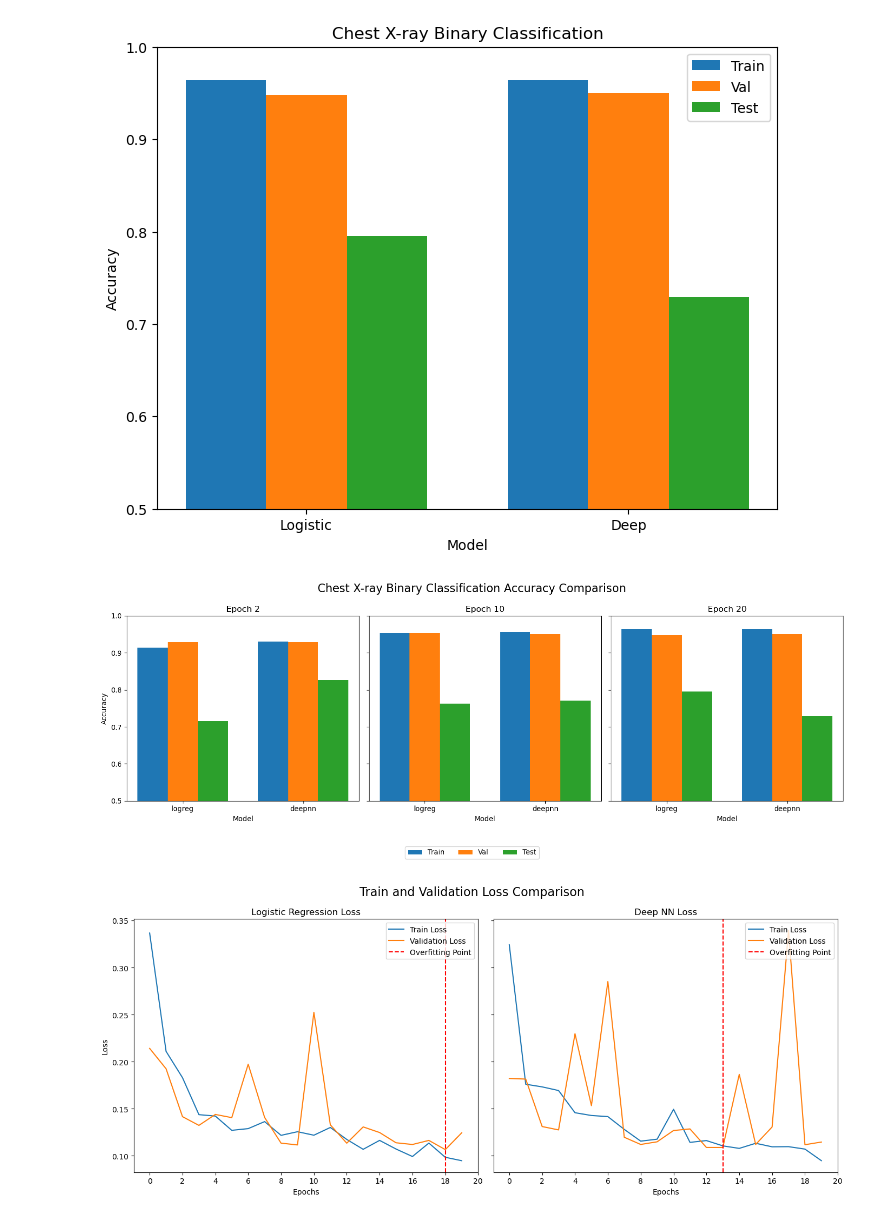
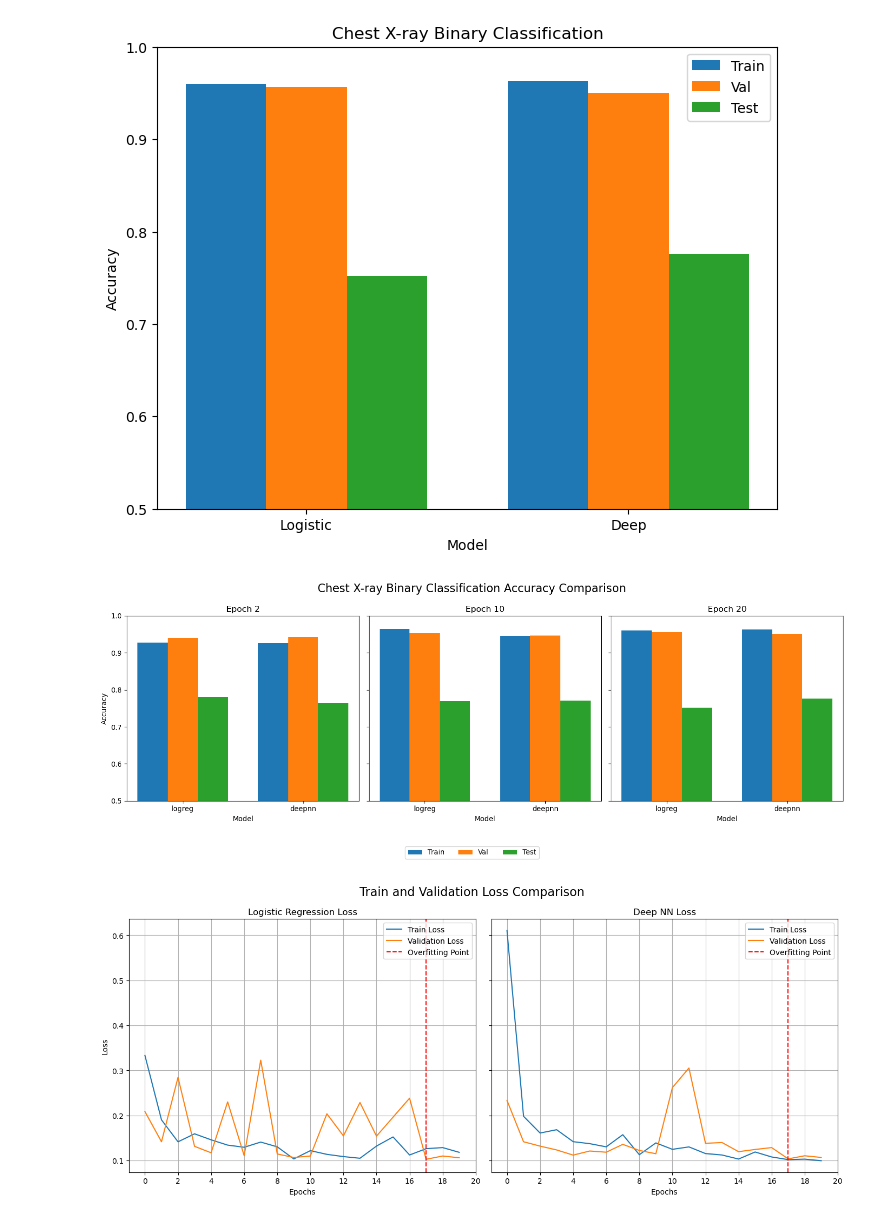
Before and after one commit to dlalswo0321/DL-Methods-and-Applications, a Jupyter notebook: Code_2020080600_이민재.ipynb, the cells around one changed output. Saved outputs shown, nothing was run; the diff lists cells and outputs as text; code cells hidden in the pictures.

```diff
--- a/Code_2020080600_이민재.ipynb
+++ b/Code_2020080600_이민재.ipynb
@@ -45,5 +46,5 @@ test_loader = DataLoader(test_ds, batch_size=32)
 # %%
-# class로 정의된 각 모델 부분
+# 2. class로 정의된 각 모델 부분
 class LogisticRegression(nn.Module):
     def __init__(self, input_dim):
         super(LogisticRegression, self).__init__()
@@ -51,7 +52,7 @@ class LogisticRegression(nn.Module):
         self.sigmoid = nn.Sigmoid()
 
     def forward(self, x):
-        x = x.view(x.size(0), -1) # Flatten the input
+        x = x.view(x.size(0), -1)
         x = self.fc(x)
         out = self.sigmoid(x)
         return out
@@ -60,11 +61,11 @@ class DeepNN(nn.Module):
     def __init__(self, input_dim):
         super(DeepNN, self).__init__()
         self.layers = nn.Sequential(
-            nn.Linear(input_dim, 512),
+            nn.Linear(input_dim, 2048),
             nn.ReLU(),
-            nn.Linear(512, 16),
+            nn.Linear(2048, 64),
             nn.ReLU(),
-            nn.Linear(16, 1),
+            nn.Linear(64, 1),
             nn.Sigmoid()
         )
 
@@ -193,5 +196,5 @@ print(train_accs_logreg, val_accs_logreg, test_accs_logreg, train_accs_deepnn, v
 # %%
-# train/val/test 정확도 비교를 위한 시각화 bar plot 도출 부분
+# 7. train/val/test 정확도 비교를 위한 시각화 bar plot 도출 부분
 train_acc = [train_accs_logreg[2], train_accs_deepnn[2]]
 val_acc = [val_accs_logreg[2], val_accs_deepnn[2]]
 test_acc = [test_accs_logreg[2], test_accs_deepnn[2]]
@@ -213,22 +216,17 @@ plt.legend()
 plt.ylim(0.5, 1.0)
 plt.show()
 # %% [output]
-[figure, old version]
+[figure, new version]
 # %%
-# 모델 이름과 에포크
+# 추가 분석 : epoch에 따른 정확도 변화
 models_names = ['logreg', 'deepnn']
 epoch_names = ['Epoch 2', 'Epoch 10', 'Epoch 20']
 
-# Subplot 생성 (1행 3열)
 fig, axes = plt.subplots(1, 3, figsize=(15, 5), sharey=True)
+bar_width = 0.25
 
-# 바 플롯 설정
-bar_width = 0.25
 r = range(len(models_names))
-
-# 각 에포크에 대해 바 플롯 그리기
 for i, ax in enumerate(axes):
-    # 해당 에포크의 데이터
     train_acc = [train_accs_logreg[i], train_accs_deepnn[i]]
     val_acc = [val_accs_logreg[i], val_accs_deepnn[i]]
     test_acc = [test_accs_logreg[i], test_accs_deepnn[i]]
@@ -237,66 +235,54 @@ for i, ax in enumerate(axes):
     ax.bar([p + bar_width for p in r], val_acc, width=bar_width, label='Val' if i == 0 else "")
     ax.bar([p + 2*bar_width for p in r], test_acc, width=bar_width, label='Test' if i == 0 else "")
 
-    # X축, Y축 설정
     ax.set_xlabel('Model')
     ax.set_xticks([p + bar_width for p in r])
     ax.set_xticklabels(models_names)
     ax.set_ylim(0.5, 1.0)
 
-    # 제목 설정
     ax.set_title(epoch_names[i])
 
-# Y축 레이블 (공유)
 axes[0].set_ylabel('Accuracy')
 
-# 전체 제목
 fig.suptitle('Chest X-ray Binary Classification Accuracy Comparison', fontsize=16)
 
-# 범례 (첫 번째 subplot에만 표시, 전체에 적용)
 fig.legend(loc='upper center', bbox_to_anchor=(0.5, -0.05), ncol=3)
 
-# 레이아웃 조정
 plt.tight_layout()
-plt.subplots_adjust(top=0.85)  # suptitle과 subplot 간 간격 조정
+plt.subplots_adjust(top=0.85)
 plt.show()
 # %% [output]
-[figure, old version]
+[figure, new version]
 # %%
-# Subplot 생성 (1행 2열)
+# overfitting, underfitting 분석을 위한 train/val loss 비교
 fig, axes = plt.subplots(1, 2, figsize=(14, 6), sharey=True)
 
-# Logistic Regression Loss Plot
 axes[0].plot(train_losses_logreg, label='Train Loss')
 axes[0].plot(val_losses_logreg, label='Validation Loss')
 axes[0].set_title('Logistic Regression Loss')
 axes[0].set_xlabel('Epochs')
 axes[0].set_ylabel('Loss')
 axes[0].set_xticks(range(0, 21, 2))
-axes[0].legend(loc='upper right')
+axes[0].grid()
 
-# Overfitting 지점 표시 (Logistic Regression)
 overfitting_epoch_logreg = val_losses_logreg.index(min(val_losses_logreg))
 axes[0].axvline(overfitting_epoch_logreg, color='red', linestyle='--', label='Overfitting Point')
 axes[0].legend(loc='upper right')
 
-# Deep NN Loss Plot
 axes[1].plot(train_losses_deepnn, label='Train Loss')
 axes[1].plot(val_losses_deepnn, label='Validation Loss')
 axes[1].set_title('Deep NN Loss')
 axes[1].set_xlabel('Epochs')
 axes[1].set_xticks(range(0, 21, 2))
-axes[1].legend(loc='upper right')
+axes[1].grid()
 
-# Overfitting 지점 표시 (Deep NN)
 overfitting_epoch_deepnn = val_losses_deepnn.index(min(val_losses_deepnn))
 axes[1].axvline(overfitting_epoch_deepnn, color='red', linestyle='--', label='Overfitting Point')
 axes[1].legend(loc='upper right')
 
-# 전체 제목
 fig.suptitle('Train and Validation Loss Comparison', fontsize=16)
 
-# 레이아웃 조정
 plt.tight_layout()
 plt.show()
 # %% [output]
-[figure, old version]
+[figure, new version]
```
Also changed, not shown: parts of 6 cells of this notebook.
